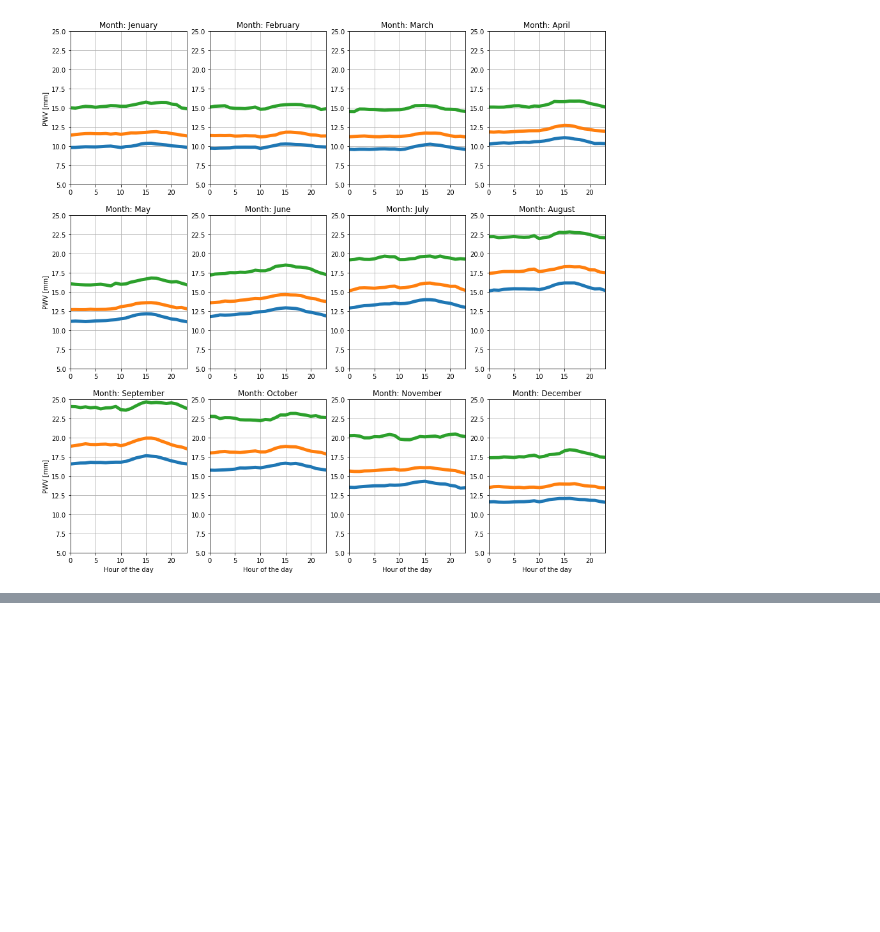
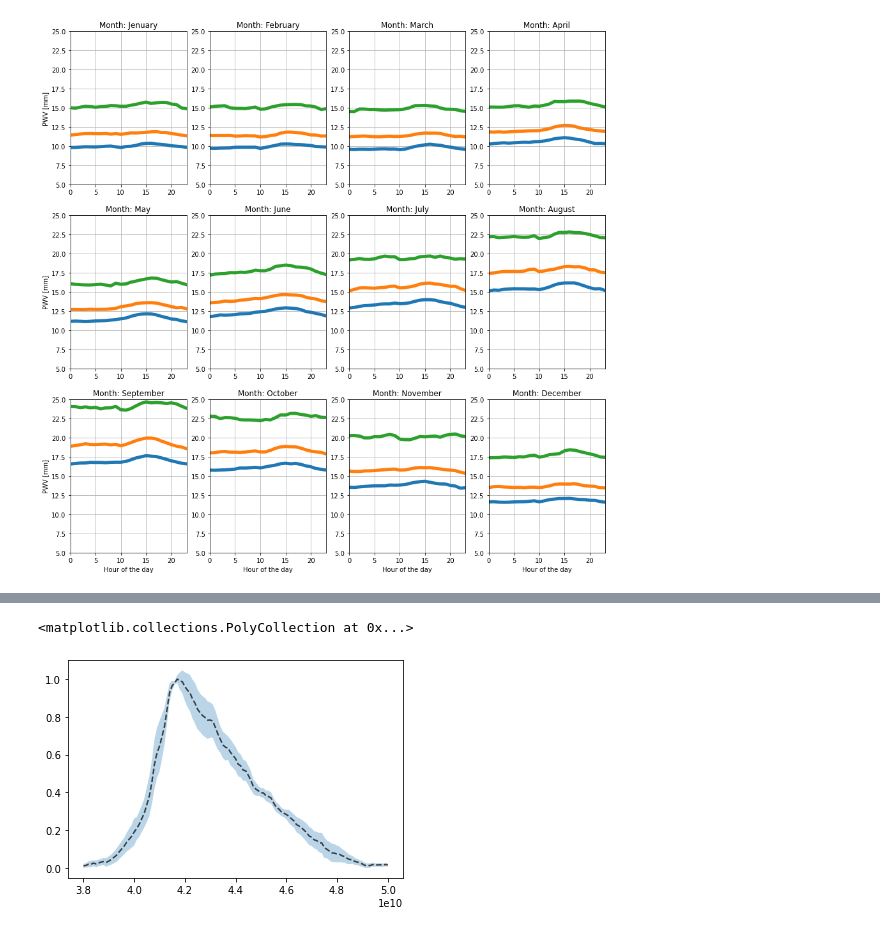
Before and after one commit to cmbgroundbased/weather_analysis, a Jupyter notebook: cookbook/Plot_weather.ipynb, the cells around one changed output, grey strips where cells are left out. Cells and saved outputs as stored; diff of their text form; code cells hidden in the pictures; blank space fills up the shorter version.

```diff
--- a/cookbook/Plot_weather.ipynb
+++ b/cookbook/Plot_weather.ipynb
@@ -130,0 +130,35 @@ for i in range(3):
+# %%
+# The LSPE/STRIP Focalplane
+
+import yaml
+import numpy as np
+with open(r'/home/algebrato/.julia/dev/Stripeline/instrumentdb/strip_focal_plane.yaml') as file:
+    focal_plane = yaml.full_load(file)
+
+with open(r'/home/algebrato/.julia/dev/Stripeline/instrumentdb/strip_detectors.yaml') as file:
+    detectors = yaml.full_load(file)
+# %%
+def bandshape(focal_plane, detectors, det):
+    id_pol = focal_plane['horns'][det]['polarimeter_id']
+    for i in detectors:
+        if i['id'] == id_pol:
+            bandshape = i['bandpass']['bandshape']
+            banderror = i['bandpass']['bandshape_error']
+            f_max = i['bandpass']['highest_frequency_hz']
+            f_min = i['bandpass']['lowest_frequency_hz']
+            samples = i['bandpass']['num_of_frequencies']
+
+            freq = np.linspace(f_min, f_max, samples)
+
+    return freq, bandshape, banderror
+# %%
+freq_I0, band_I0, err_I0 = bandshape(focal_plane, detectors, 'I0')
+freq_I0 = np.array(freq_I0)
+band_I0 = np.array(band_I0)
+err_I0 = np.array(err_I0)
+# %%
+plt.plot(freq_I0, band_I0, 'k--', alpha=0.7)
+plt.fill_between(freq_I0, band_I0 - err_I0, band_I0 + err_I0, alpha=0.3)
+# %% [output]
+<matplotlib.collections.PolyCollection at 0x...>
+[figure, added]
```
Also changed, not shown: parts of 2 cells of this notebook.
